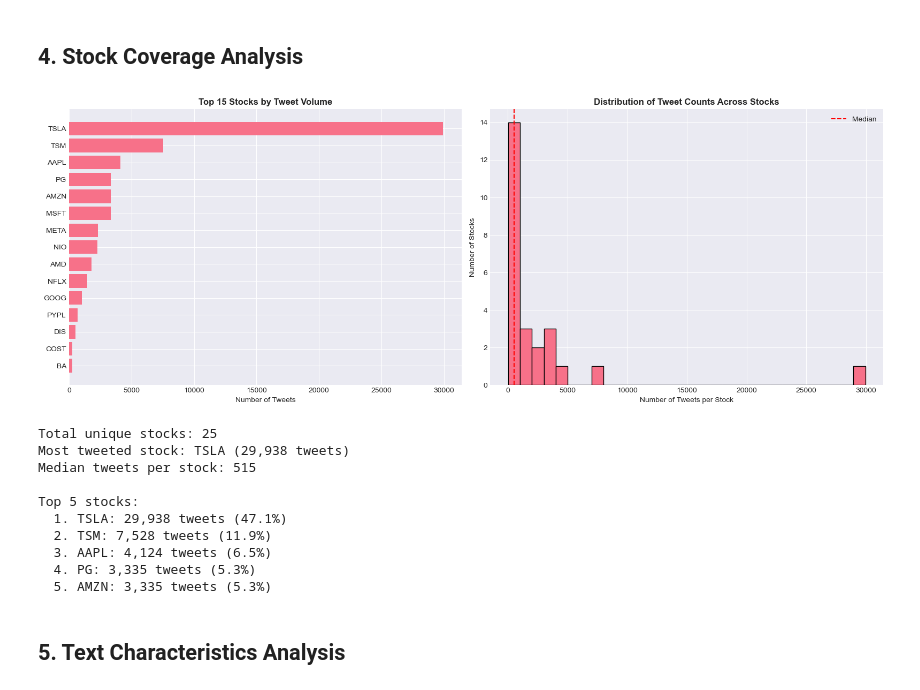
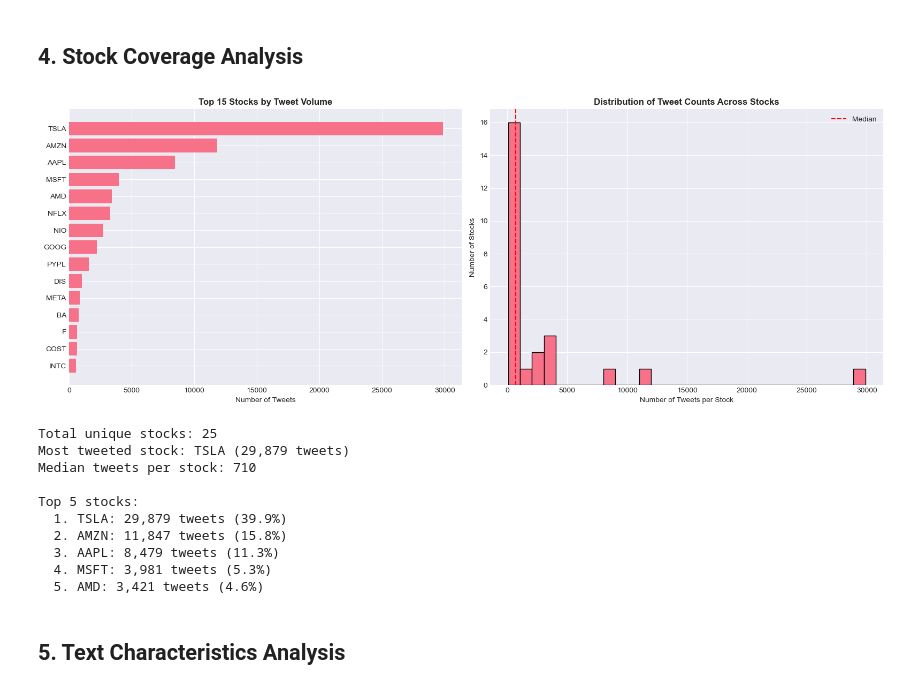
Before and after one commit to CarlKW/AI-financial-sentiment-prediction, a Jupyter notebook: 02_EDA.ipynb, the cells around one changed output. Saved outputs shown, nothing was run; the diff lists cells and outputs as text; code cells hidden in the pictures.

```diff
--- a/02_EDA.ipynb
+++ b/02_EDA.ipynb
@@ -32,11 +30,11 @@ pd.set_option('display.max_rows', 100)
 labeled_data = pd.read_csv('data/processed/labeled_sentiment_tweets.csv')
 stock_tweets = pd.read_csv('data/processed/cleaned_stock_tweets.csv')
 stock_prices = pd.read_csv('data/processed/stock_prices_features.csv')
-merged_data = pd.read_csv('data/processed/tweets_with_stock_data.csv')
+merged_data = pd.read_csv('data/processed/filtered_tweets_with_stock_data.csv')
 
 # Convert dates
 stock_prices['Date'] = pd.to_datetime(stock_prices['Date'])
-merged_data['Date'] = pd.to_datetime(merged_data['Date'])
+merged_data['Date'] = pd.to_datetime(merged_data['date_only'])
 stock_tweets['Date'] = pd.to_datetime(stock_tweets['Date'])
 
 print(f"\nDataset shapes:")
@@ -170,7 +168,7 @@ axes[0, 1].set_title('Tweet Volume by Day of Week', fontsize=12, fontweight='bol
 axes[0, 1].set_ylabel('Number of Tweets')
 
 # Hour of day pattern
-merged_data['hour'] = pd.to_datetime(merged_data['Date']).dt.hour
+merged_data['hour'] = pd.to_datetime(merged_data['Date_x']).dt.hour
 hourly_counts = merged_data['hour'].value_counts().sort_index()
 axes[1, 0].bar(hourly_counts.index, hourly_counts.values)
 axes[1, 0].set_title('Tweet Volume by Hour of Day (UTC)', fontsize=12, fontweight='bold')
@@ -207,46 +205,46 @@ Peak hour: 20:00 UTC (5,277 tweets)
 # Stock coverage and tweet distribution
 fig, axes = plt.subplots(1, 2, figsize=(16, 6))
 
 # Top stocks by tweet count
-stock_tweet_counts = merged_data['Stock Name'].value_counts().head(15)
+stock_tweet_counts = merged_data['Ticker'].value_counts().head(15)
 axes[0].barh(range(len(stock_tweet_counts)), stock_tweet_counts.values)
 axes[0].set_yticks(range(len(stock_tweet_counts)))
 axes[0].set_yticklabels(stock_tweet_counts.index)
 axes[0].set_title('Top 15 Stocks by Tweet Volume', fontsize=12, fontweight='bold')
 axes[0].set_xlabel('Number of Tweets')
 axes[0].invert_yaxis()
 
 # Stock coverage distribution
-axes[1].hist(merged_data['Stock Name'].value_counts().values, bins=30, edgecolor='black')
+axes[1].hist(merged_data['Ticker'].value_counts().values, bins=30, edgecolor='black')
 axes[1].set_title('Distribution of Tweet Counts Across Stocks', fontsize=12, fontweight='bold')
 axes[1].set_xlabel('Number of Tweets per Stock')
 axes[1].set_ylabel('Number of Stocks')
 axes[1].axvline(merged_data['Stock Name'].value_counts().median(),
                color='red', linestyle='--', label='Median')
 axes[1].legend()
 
 plt.tight_layout()
 plt.show()
 
 
 print(f"Total unique stocks: {merged_data['Stock Name'].nunique()}")
 print(f"Most tweeted stock: {stock_tweet_counts.index[0]} ({stock_tweet_counts.values[0]:,} tweets)")
 print(f"Median tweets per stock: {merged_data['Stock Name'].value_counts().median():.0f}")
 print(f"\nTop 5 stocks:")
 for i, (stock, count) in enumerate(stock_tweet_counts.head().items(), 1):
     print(f"  {i}. {stock}: {count:,} tweets ({count/len(merged_data)*100:.1f}%)")
 # %% [output]
-[figure, old version]
+[figure, new version]
 Total unique stocks: 25
-Most tweeted stock: TSLA (29,938 tweets)
-Median tweets per stock: 515
+Most tweeted stock: TSLA (29,879 tweets)
+Median tweets per stock: 710
 
 Top 5 stocks:
-  1. TSLA: 29,938 tweets (47.1%)
-  2. TSM: 7,528 tweets (11.9%)
-  3. AAPL: 4,124 tweets (6.5%)
-  4. PG: 3,335 tweets (5.3%)
-  5. AMZN: 3,335 tweets (5.3%)
+  1. TSLA: 29,879 tweets (39.9%)
+  2. AMZN: 11,847 tweets (15.8%)
+  3. AAPL: 8,479 tweets (11.3%)
+  4. MSFT: 3,981 tweets (5.3%)
+  5. AMD: 3,421 tweets (4.6%)
 # %% [markdown]
 ## 5. Text Characteristics Analysis
 # %%
```
Also changed, not shown: parts of 8 cells of this notebook, 16 other files.
